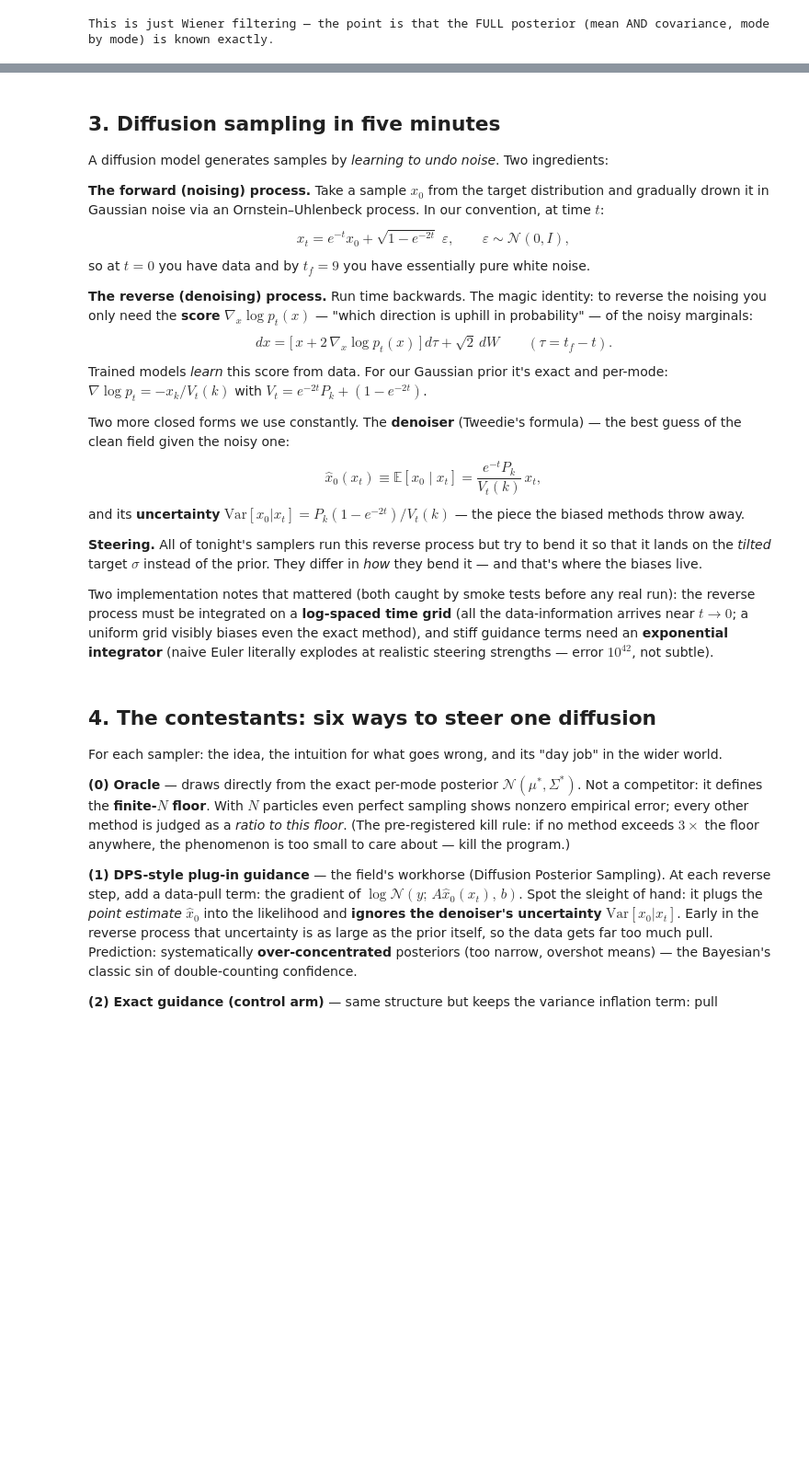
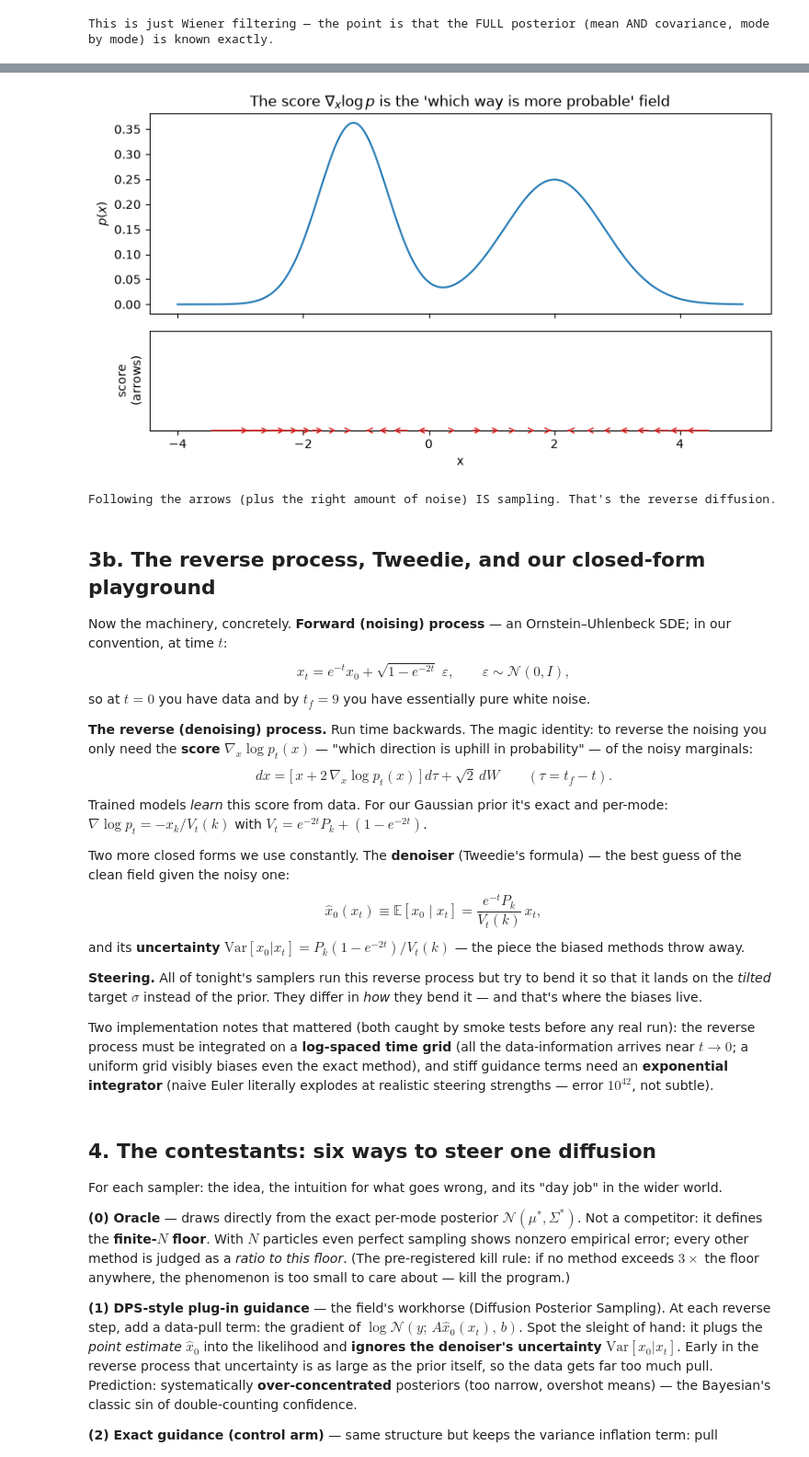
Before and after one commit to AndreasTersenov/tilt-audit, a Jupyter notebook: notebooks/overnight_pilot_tour.ipynb, the cells around one changed output, grey strips where cells are left out. Shown at 92% size. Cells and saved outputs as stored; diff of their text form; code cells hidden in the pictures; blank space fills up the shorter version.

```diff
--- a/notebooks/overnight_pilot_tour.ipynb
+++ b/notebooks/overnight_pilot_tour.ipynb
@@ -136,11 +186,30 @@ This is just Wiener filtering — the point is that the FULL posterior (mean AND
+# %%
+# Visual: what "the score" means, in 1-D where you can see it
+from scipy.stats import norm as gauss
+xs = np.linspace(-4, 5, 400)
+p_mix = 0.5 * gauss.pdf(xs, -1.2, 0.55) + 0.5 * gauss.pdf(xs, 2.0, 0.8)
+logp = np.log(p_mix); score = np.gradient(logp, xs)
+fig, axes = plt.subplots(2, 1, figsize=(8, 4.6), sharex=True,
+                         gridspec_kw={"height_ratios": [2, 1]})
+axes[0].plot(xs, p_mix, "C0"); axes[0].set_ylabel("$p(x)$")
+axes[0].set_title("The score $\\nabla_x \\log p$ is the 'which way is more probable' field")
+for x0 in np.linspace(-3.5, 4.5, 26):
+    s = np.interp(x0, xs, score)
+    axes[1].annotate("", xy=(x0 + 0.11 * np.clip(s, -6, 6), 0), xytext=(x0, 0),
+                     arrowprops=dict(arrowstyle="->", color="C3", lw=1.1))
+axes[1].axhline(0, color="gray", lw=.5); axes[1].set_yticks([])
+axes[1].set_xlabel("x"); axes[1].set_ylabel("score\n(arrows)")
+plt.tight_layout(); plt.show()
+print("Following the arrows (plus the right amount of noise) IS sampling. "
+      "That's the reverse diffusion.")
+# %% [output]
+[figure, added]
+Following the arrows (plus the right amount of noise) IS sampling. That's the reverse diffusion.
 # %% [markdown]
-## 3. Diffusion sampling in five minutes
+## 3b. The reverse process, Tweedie, and our closed-form playground
 
-A diffusion model generates samples by *learning to undo noise*. Two ingredients:
-
-**The forward (noising) process.** Take a sample $x_0$ from the target distribution
-and gradually drown it in Gaussian noise via an Ornstein–Uhlenbeck process. In our
-convention, at time $t$:
+Now the machinery, concretely. **Forward (noising) process** — an
+Ornstein–Uhlenbeck SDE; in our convention, at time $t$:
 $$x_t = e^{-t} x_0 + \sqrt{1 - e^{-2t}}\;\varepsilon, \qquad \varepsilon \sim \mathcal{N}(0, I),$$
 so at $t=0$ you have data and by $t_f = 9$ you have essentially pure white noise.
 
```
Also changed, not shown: parts of 8 cells of this notebook, 1 other file.
